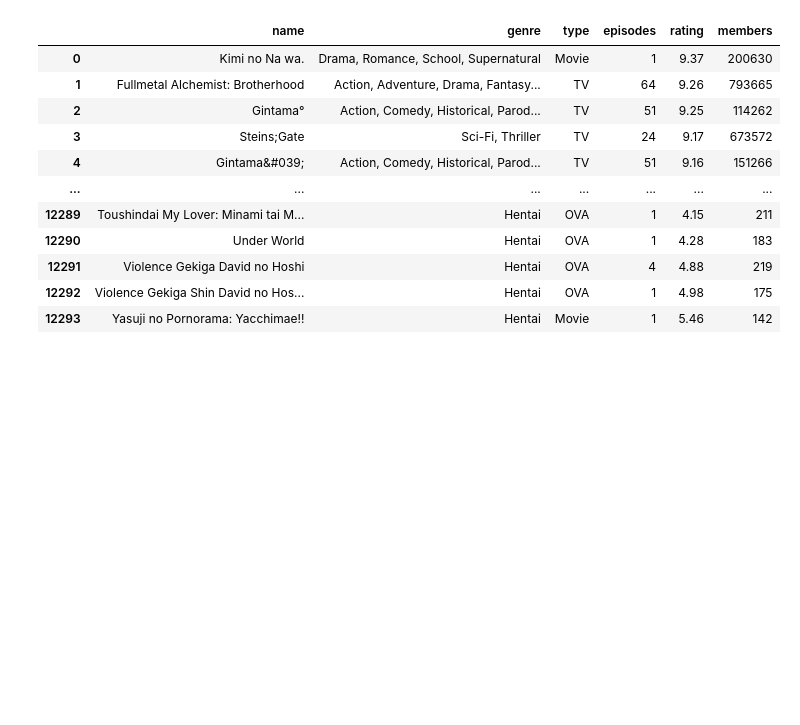
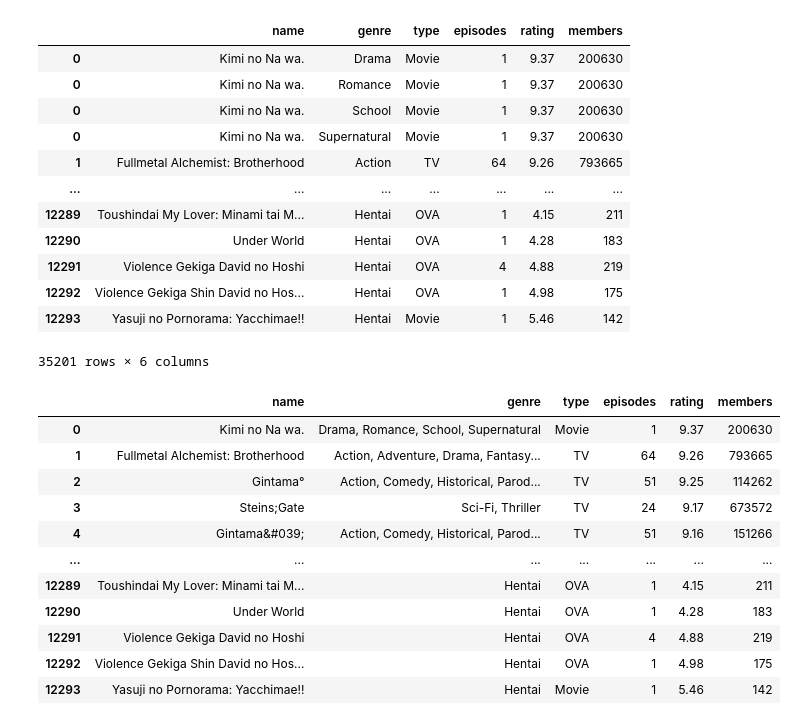
Before and after one commit to data301-2020-winter1/course-project-solo_127, a Jupyter notebook: Anime_Recommendations.ipynb, the cells around one changed output. Cells and saved outputs as stored; diff of their text form; code cells hidden in the pictures; blank space fills up the shorter version.

```diff
--- a/Anime_Recommendations.ipynb
+++ b/Anime_Recommendations.ipynb
@@ -9,7 +9,23 @@ from pandas_profiling import ProfileReport
 ratingdf = pd.read_csv('/Users/rbowler/school/data301/course-project-solo_127/data/raw/rating.csv')
 animedf = project_functions.load_and_process('/Users/rbowler/school/data301/course-project-solo_127/data/raw/anime.csv')
 # %%
-animedf.to_csv('processed_anime.csv')
+processedAnimedf = project_functions.split_column(animedf)
+processedAnimedf
+# processedAnimedf.to_csv('processed_anime.csv')
+# %% [output]
+|  | name | genre | type | episodes | rating | members |
+| 0 | Kimi no Na wa. | Drama | Movie | 1 | 9.37 | 200630 |
+| 0 | Kimi no Na wa. | Romance | Movie | 1 | 9.37 | 200630 |
+| 0 | Kimi no Na wa. | School | Movie | 1 | 9.37 | 200630 |
+| 0 | Kimi no Na wa. | Supernatural | Movie | 1 | 9.37 | 200630 |
+| 1 | Fullmetal Alchemist: Brotherhood | Action | TV | 64 | 9.26 | 793665 |
+| ... | ... | ... | ... | ... | ... | ... |
+| 12289 | Toushindai My Lover: Minami tai M... | Hentai | OVA | 1 | 4.15 | 211 |
+| 12290 | Under World | Hentai | OVA | 1 | 4.28 | 183 |
+| 12291 | Violence Gekiga David no Hoshi | Hentai | OVA | 4 | 4.88 | 219 |
+| 12292 | Violence Gekiga Shin David no Hos... | Hentai | OVA | 1 | 4.98 | 175 |
+| 12293 | Yasuji no Pornorama: Yacchimae!! | Hentai | Movie | 1 | 5.46 | 142 |
+35201 rows × 6 columns
 # %%
 animedf
 # %% [output]
```
Also changed, not shown: parts of 2 cells of this notebook, 3 other files.
